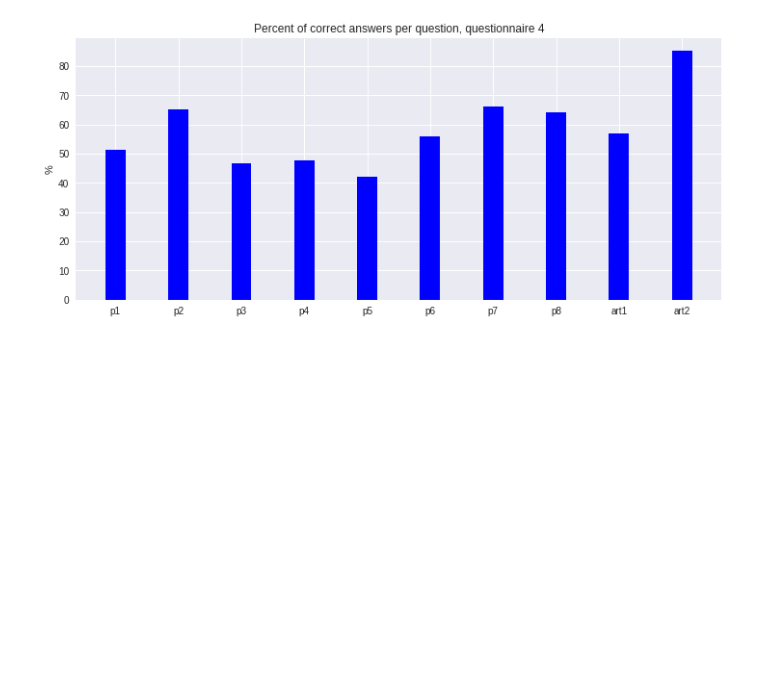
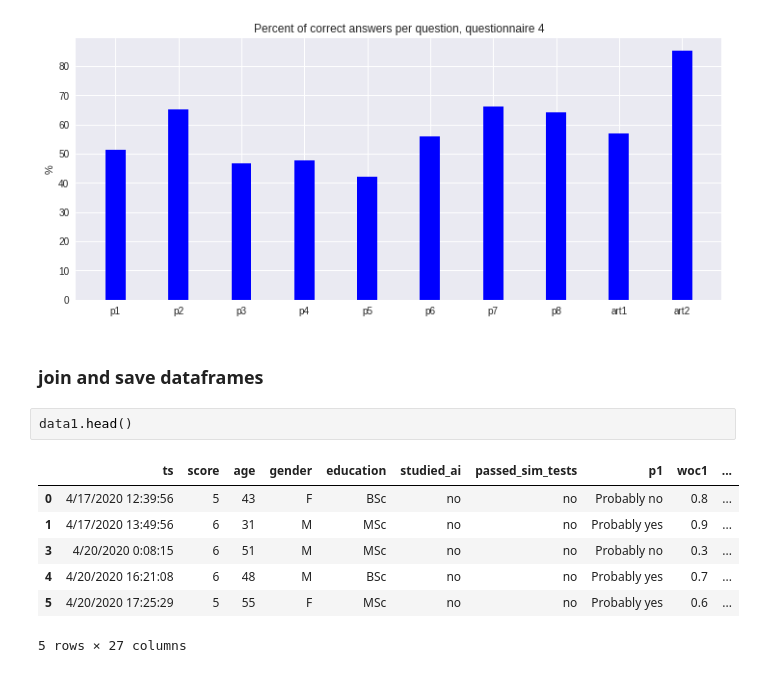
Before and after one commit to ShalyginaA/artificial-or-real-version2, a Jupyter notebook: first_graphs.ipynb, the cells around one changed output. Cells and saved outputs as stored; diff of their text form; blank space fills up the shorter version.

```diff
--- a/first_graphs.ipynb
+++ b/first_graphs.ipynb
@@ -734,3 +734,15 @@ plt.title("Percent of correct answers per question, questionnaire 4")
 plt.show()
 # %% [output]
 [figure]
+# %% [markdown]
+### join and save dataframes
+# %%
+data1.head()
+# %% [output]
+|  | ts | score | age | gender | education | studied_ai | passed_sim_tests | p1 | woc1 | ... |
+| 0 | 4/17/2020 12:39:56 | 5 | 43 | F | BSc | no | no | Probably no | 0.8 | ... |
+| 1 | 4/17/2020 13:49:56 | 6 | 31 | M | MSc | no | no | Probably yes | 0.9 | ... |
+| 3 | 4/20/2020 0:08:15 | 6 | 51 | M | MSc | no | no | Probably no | 0.3 | ... |
+| 4 | 4/20/2020 16:21:08 | 6 | 48 | M | BSc | no | no | Probably yes | 0.7 | ... |
+| 5 | 4/20/2020 17:25:29 | 5 | 55 | F | MSc | no | no | Probably yes | 0.6 | ... |
+5 rows × 27 columns
```
Also changed, not shown: parts of 10 cells of this notebook.
